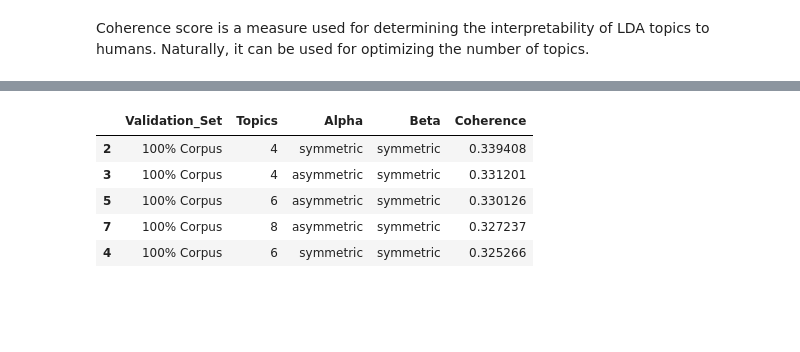
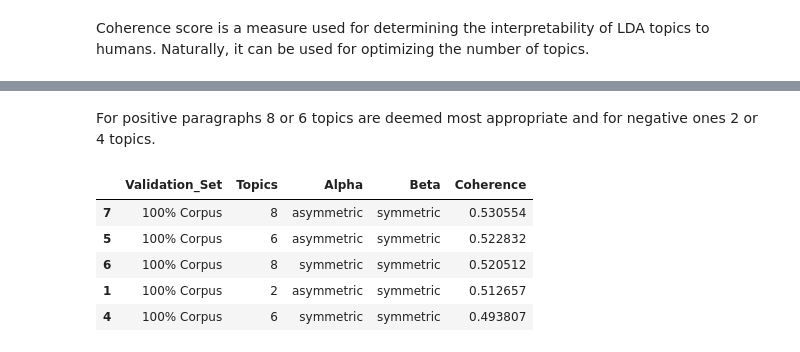
Before and after one commit to mrcljns/Text-Mining-Projects, a Jupyter notebook: Speeches_project/erdogan_speeches_notebook.ipynb, the cells around one changed output, grey strips where cells are left out. Drawn from its saved outputs; the diff is of its cells as text; code cells hidden in the pictures; blank space fills up the shorter version.

```diff
--- a/Speeches_project/erdogan_speeches_notebook.ipynb
+++ b/Speeches_project/erdogan_speeches_notebook.ipynb
@@ -188,0 +313,11 @@ lda_df = lda_df.loc[lda_df.Translated_text != ""]
+# %%
+pos_speeches = [x.split() for x in pos_df["Paragraph"]]
+pos_dictionary = Dictionary(pos_speeches)
+pos_corpus = [pos_dictionary.doc2bow(speech) for speech in pos_speeches]
+
+neg_speeches = [x.split() for x in neg_df["Paragraph"]]
+neg_dictionary = Dictionary(neg_speeches)
+neg_corpus = [neg_dictionary.doc2bow(speech) for speech in neg_speeches]
+# %%
+pos_model_results = topic_num_search(pos_corpus, pos_speeches, pos_dictionary)
+neg_model_results = topic_num_search(neg_corpus, neg_speeches, neg_dictionary)
@@ -288,9 +349,11 @@ model_results = topic_num_search(corpus, speeches, dictionary)
+# %% [markdown]
+For positive paragraphs 8 or 6 topics are deemed most appropriate and for negative ones 2 or 4 topics.
 # %%
-model_results.sort_values('Coherence', ascending = False).head()
+pos_model_results.sort_values('Coherence', ascending = False).head()
 # %% [output]
 |  | Validation_Set | Topics | Alpha | Beta | Coherence |
-| 2 | 100% Corpus | 4 | symmetric | symmetric | 0.339408 |
-| 3 | 100% Corpus | 4 | asymmetric | symmetric | 0.331201 |
-| 5 | 100% Corpus | 6 | asymmetric | symmetric | 0.330126 |
-| 7 | 100% Corpus | 8 | asymmetric | symmetric | 0.327237 |
-| 4 | 100% Corpus | 6 | symmetric | symmetric | 0.325266 |
+| 7 | 100% Corpus | 8 | asymmetric | symmetric | 0.530554 |
+| 5 | 100% Corpus | 6 | asymmetric | symmetric | 0.522832 |
+| 6 | 100% Corpus | 8 | symmetric | symmetric | 0.520512 |
+| 1 | 100% Corpus | 2 | asymmetric | symmetric | 0.512657 |
+| 4 | 100% Corpus | 6 | symmetric | symmetric | 0.493807 |
```
Also changed, not shown: parts of 53 cells of this notebook.
